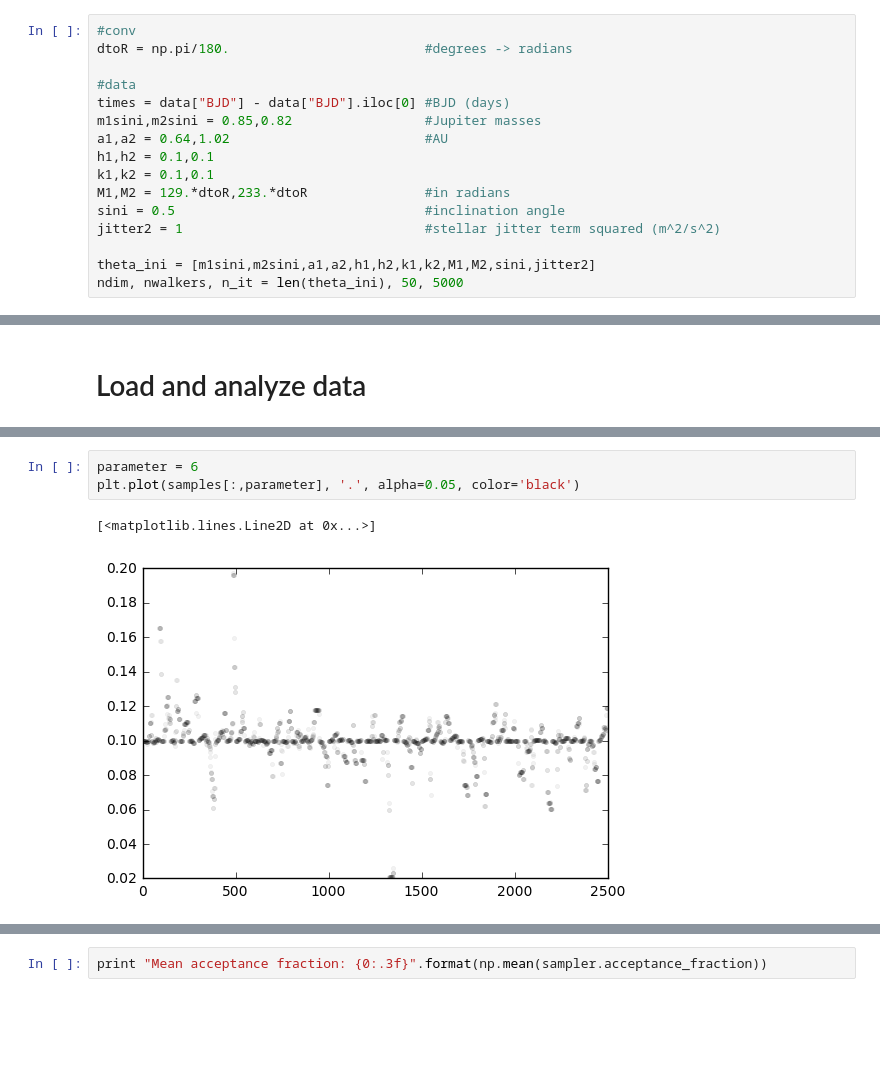
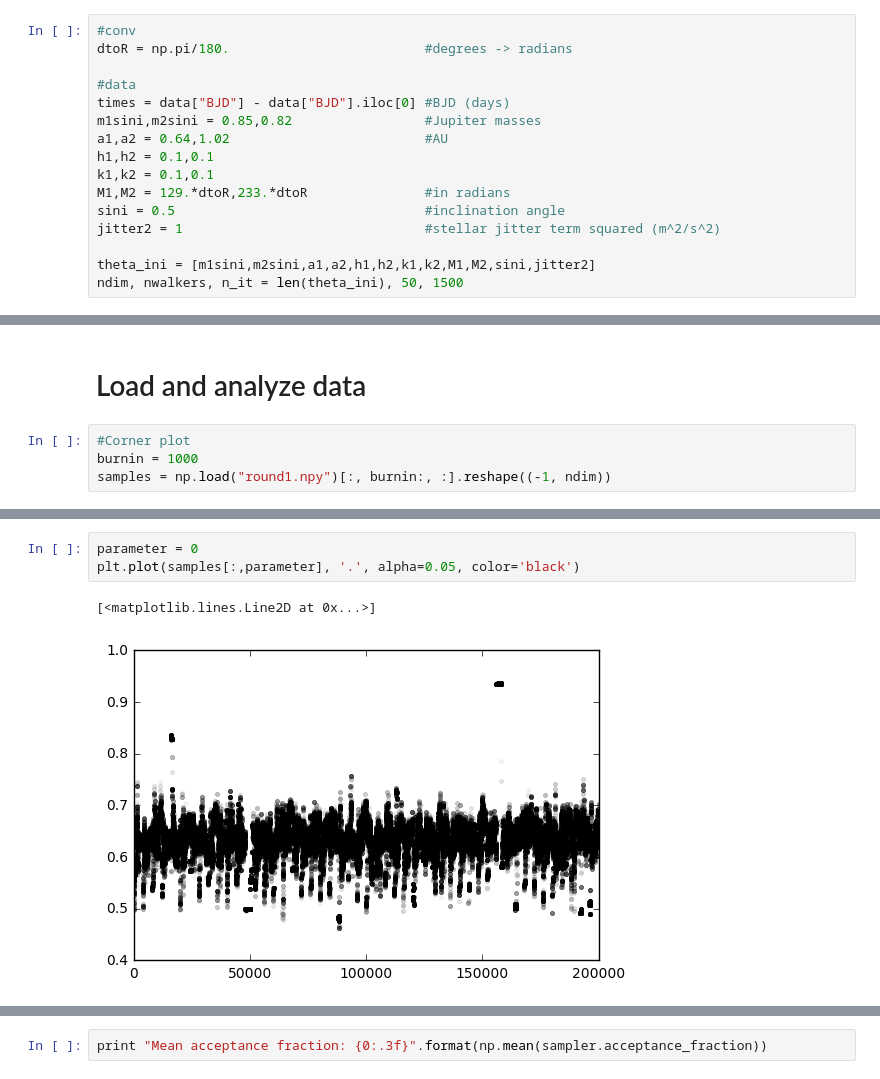
Before and after one commit to silburt/HD155358, a Jupyter notebook: HD155358.ipynb, the cells around one changed output, grey strips where cells are left out. Cells and saved outputs as stored; diff of their text form; blank space fills up the shorter version.

```diff
--- a/HD155358.ipynb
+++ b/HD155358.ipynb
@@ -125,7 +126,7 @@ sini = 0.5                                #inclination angle
 jitter2 = 1                               #stellar jitter term squared (m^2/s^2)
 
 theta_ini = [m1sini,m2sini,a1,a2,h1,h2,k1,k2,M1,M2,sini,jitter2]
-ndim, nwalkers, n_it = len(theta_ini), 50, 5000
+ndim, nwalkers, n_it = len(theta_ini), 50, 1500
 # %% [markdown]
 Run the MCMC. **Warning**. This could take a while.
 # %%
@@ -138,3 +139,7 @@ np.save("round1.npy",sampler.chain)
 # %% [markdown]
 # Load and analyze data
+# %%
+#Corner plot
+burnin = 1000
+samples = np.load("round1.npy")[:, burnin:, :].reshape((-1, ndim))
 # %%
@@ -146,6 +150,6 @@ samples = np.load("round1.npy")[:, burnin:, :].reshape((-1, ndim))
 # %%
-parameter = 6
+parameter = 0
 plt.plot(samples[:,parameter], '.', alpha=0.05, color='black')
 # %% [output]
 [<matplotlib.lines.Line2D at 0x...>]
-[figure, old version]
+[figure, new version]
```
Also changed, not shown: parts of 6 cells of this notebook, 1 other file.
